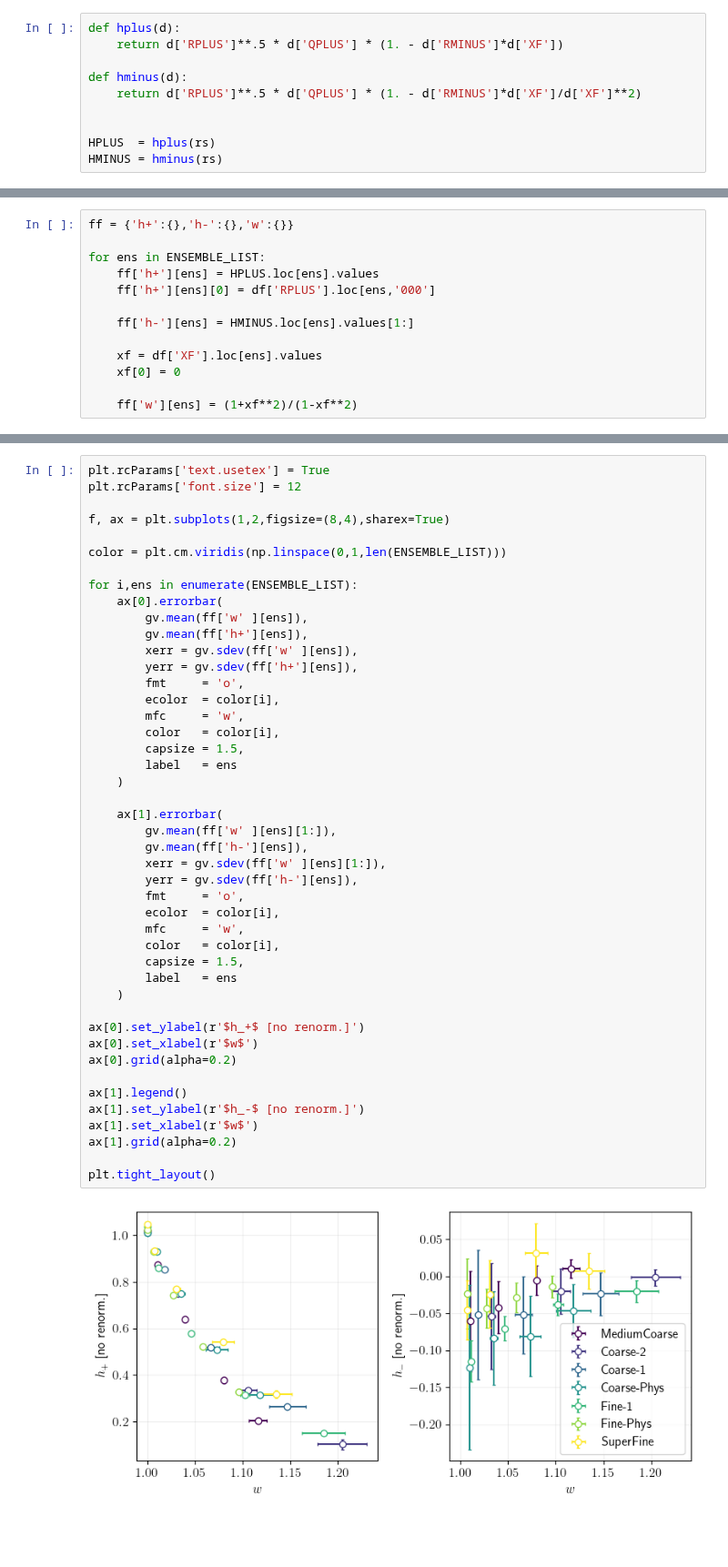
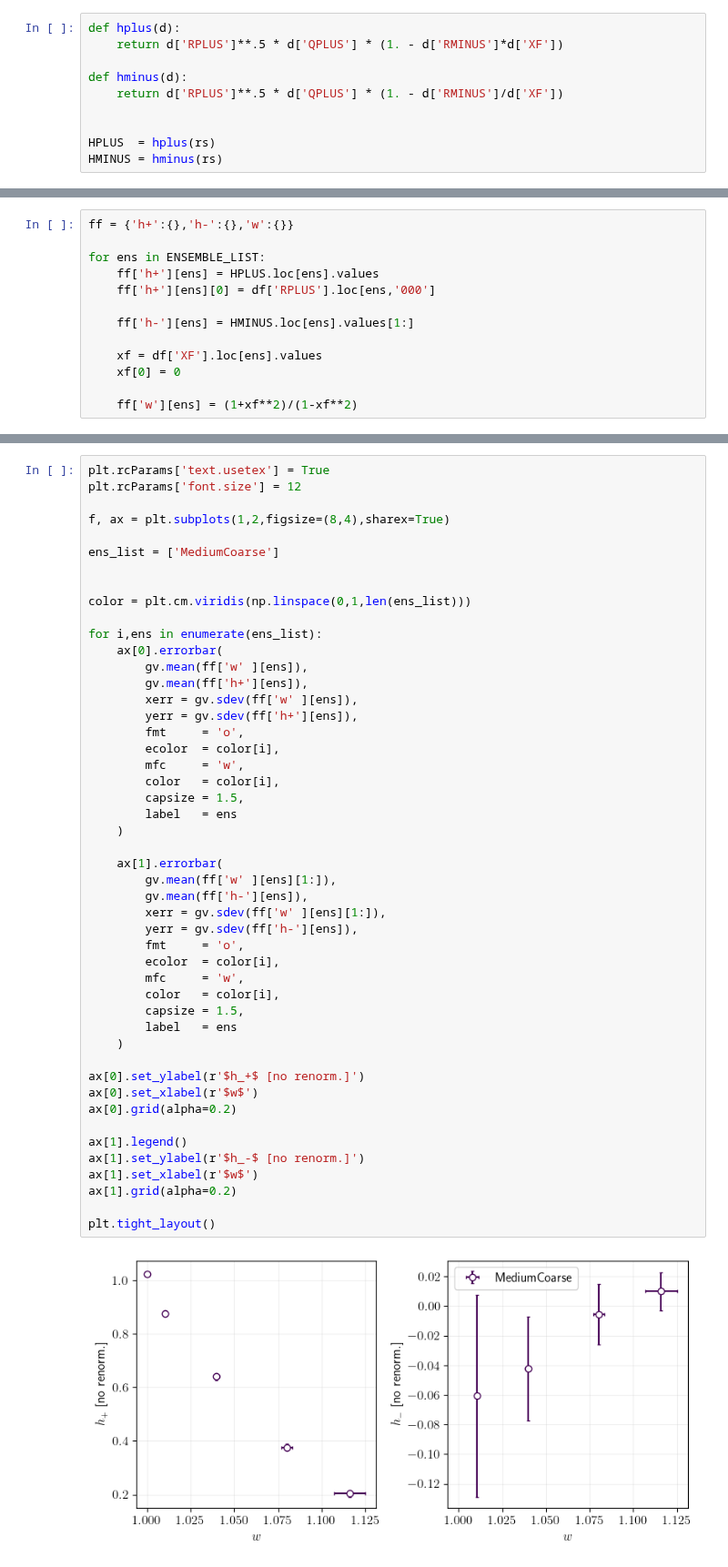
Before and after one commit to pietro-butti/B2heavy, a Jupyter notebook: notebooks/form_factor_D.ipynb, the cells around one changed output, grey strips where cells are left out. Shown at 91% size. Cells and saved outputs as stored; diff of their text form; blank space fills up the shorter version.

```diff
--- a/notebooks/form_factor_D.ipynb
+++ b/notebooks/form_factor_D.ipynb
@@ -93,7 +93,7 @@ def hplus(d):
     return d['RPLUS']**.5 * d['QPLUS'] * (1. - d['RMINUS']*d['XF'])
 
 def hminus(d):
-    return d['RPLUS']**.5 * d['QPLUS'] * (1. - d['RMINUS']*d['XF']/d['XF']**2)
+    return d['RPLUS']**.5 * d['QPLUS'] * (1. - d['RMINUS']/d['XF'])
 
 
 HPLUS  = hplus(rs)
@@ -127,9 +128,12 @@ plt.rcParams['font.size'] = 12
 
 f, ax = plt.subplots(1,2,figsize=(8,4),sharex=True)
 
-color = plt.cm.viridis(np.linspace(0,1,len(ENSEMBLE_LIST)))
+ens_list = ['MediumCoarse']
 
-for i,ens in enumerate(ENSEMBLE_LIST):
+
+color = plt.cm.viridis(np.linspace(0,1,len(ens_list)))
+
+for i,ens in enumerate(ens_list):
     ax[0].errorbar(
         gv.mean(ff['w' ][ens]),
         gv.mean(ff['h+'][ens]),
@@ -140,31 +144,31 @@ for i,ens in enumerate(ENSEMBLE_LIST):
         mfc     = 'w',
         color   = color[i],
         capsize = 1.5,
         label   = ens
     )
 
     ax[1].errorbar(
         gv.mean(ff['w' ][ens][1:]),
         gv.mean(ff['h-'][ens]),
         xerr = gv.sdev(ff['w' ][ens][1:]),
         yerr = gv.sdev(ff['h-'][ens]),
         fmt     = 'o',
         ecolor  = color[i],
         mfc     = 'w',
         color   = color[i],
         capsize = 1.5,
         label   = ens
     )
 
 ax[0].set_ylabel(r'$h_+$ [no renorm.]')
 ax[0].set_xlabel(r'$w$')
 ax[0].grid(alpha=0.2)
 
 ax[1].legend()
 ax[1].set_ylabel(r'$h_-$ [no renorm.]')
 ax[1].set_xlabel(r'$w$')
 ax[1].grid(alpha=0.2)
 
 plt.tight_layout()
 # %% [output]
-[figure, old version]
+[figure, new version]
```
Also changed, not shown: parts of 2 cells of this notebook, 18 other files.
